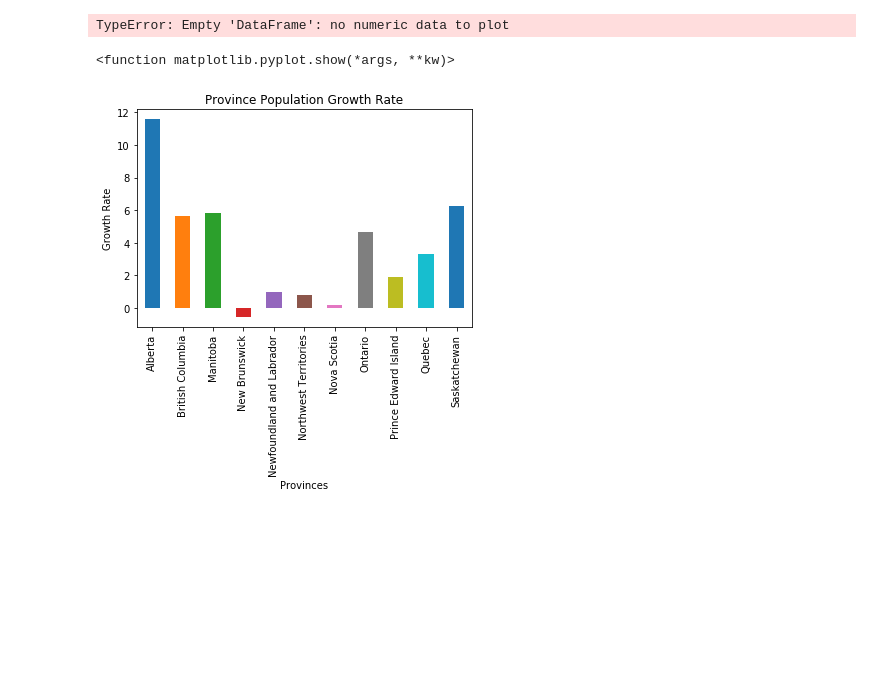
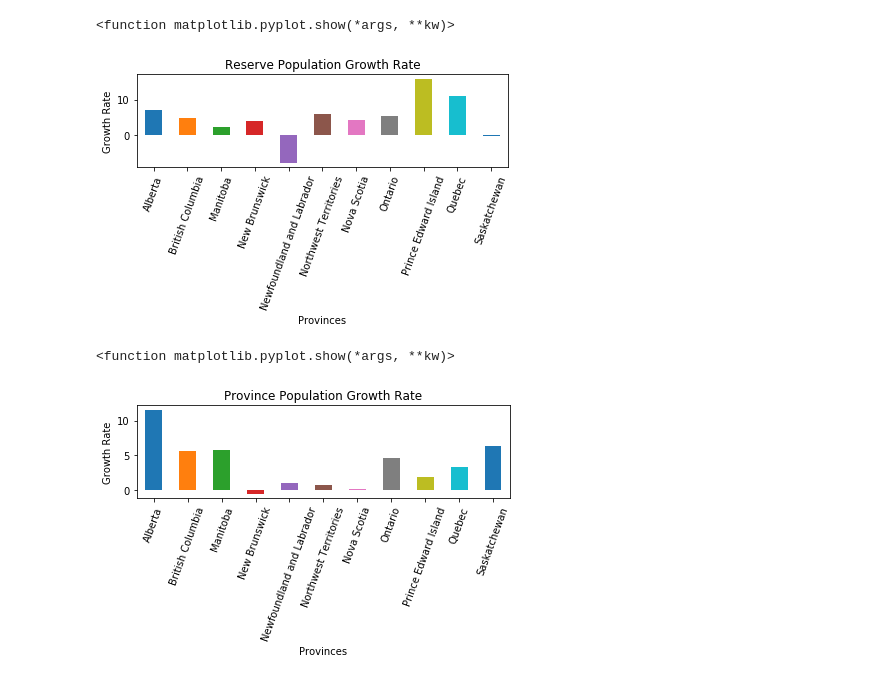
Before and after one commit to elsantonato/07-Project-1, a Jupyter notebook: Input/Growth Table.ipynb, the cells around one changed output. Drawn from its saved outputs; the diff is of its cells as text; code cells hidden in the pictures; blank space fills up the shorter version.

```diff
--- a/Input/Growth Table.ipynb
+++ b/Input/Growth Table.ipynb
@@ -17,7 +17,7 @@ re = re.set_index('Provinces')
 re = re[['Population, 2016','Population, 2011', 'Growth Rate' ]]
 re = re.rename(columns = {'Population, 2016':'Population per Reserve, 2016','Population, 2011':'Population Per Reserve, 2011','Growth Rate':'Reserve Growth Rate'})
 growth = pd.merge(pr,re, on='Provinces')
-growth['Province Growth Rate'] = pd.Series(["{0:.2f}%".format(val) for val in growth['Province Growth Rate']], index = growth.index)
-growth['Reserve Growth Rate'] = pd.Series([("{0:.2f}%".format(val)) for val in growth['Reserve Growth Rate']], index = growth.index)
+#growth['Province Growth Rate'] = pd.Series(["{0:.2f}%".format(val) for val in growth['Province Growth Rate']], index = growth.index)
+#growth['Reserve Growth Rate'] = pd.Series(["{0:.2f}%".format(val) for val in growth['Reserve Growth Rate']], index = growth.index)
 growth
 # %% [output]
@@ -27,20 +39,25 @@ growth = growth.sort_values(by=['Provinces'])
 g = growth['Reserve Growth Rate'].plot(kind='bar')
 #[plt.text(v, i, '{:.2f}%'.format(v),va='center') for i, v in enumerate(growth['Reserve Growth Rate'])]
 plt.title('Reserve Population Growth Rate')
+plt.xticks(rotation=70)
 plt.xlabel('Provinces')
 plt.ylabel('Growth Rate')
+plt.tight_layout()
 plt.savefig("../Output/Reserve Population Growth Rate.png")
 plt.show
 # %% [output]
-TypeError: Empty 'DataFrame': no numeric data to plot
+<function matplotlib.pyplot.show(*args, **kw)>
+[figure, added]
 # %%
 g = growth['Province Growth Rate'].plot(kind='bar')
 #[plt.text(v, i, '{:.2f}%'.format(v),va='center') for i, v in enumerate(growth['Reserve Growth Rate'])]
 plt.title('Province Population Growth Rate')
+plt.xticks(rotation=70)
 plt.xlabel('Provinces')
 plt.ylabel('Growth Rate')
+plt.tight_layout()
 plt.savefig("../Output/Province Population Growth Rate.png")
 plt.show
 # %% [output]
 <function matplotlib.pyplot.show(*args, **kw)>
-[figure, old version]
+[figure, new version]
```
Also changed, not shown: parts of 1 cell of this notebook, 31 other files.
